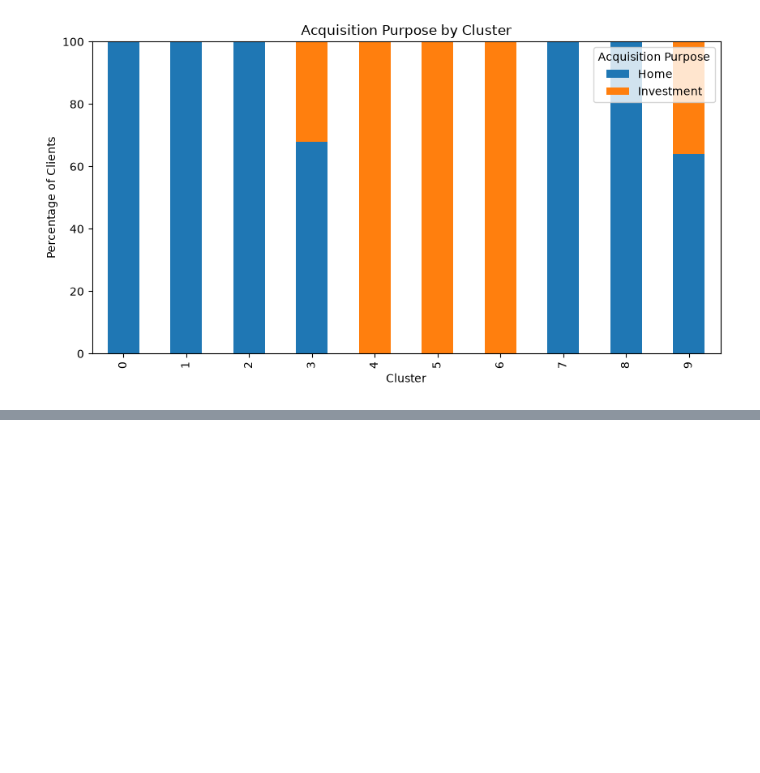
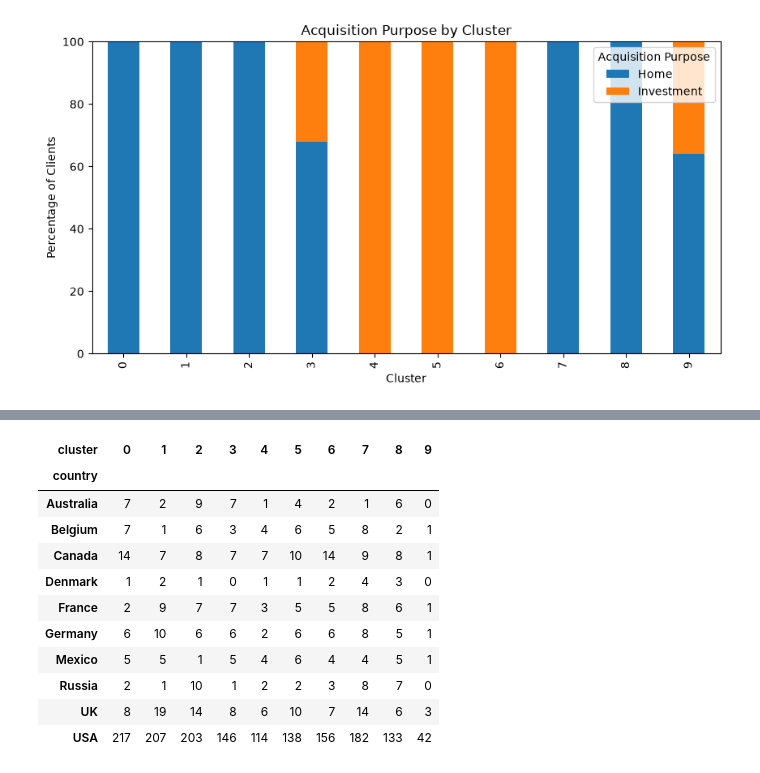
Before and after one commit to Dvnsh-coder/real-estate-ml-project, a Jupyter notebook: notebook/03_Data_Integration_Feature_Engineering.ipynb, the cells around one changed output, grey strips where cells are left out. Saved outputs shown, nothing was run; the diff lists cells and outputs as text; code cells hidden in the pictures; blank space fills up the shorter version.

```diff
--- a/notebook/03_Data_Integration_Feature_Engineering.ipynb
+++ b/notebook/03_Data_Integration_Feature_Engineering.ipynb
@@ -2079,0 +2113,20 @@ plt.show()
+# %%
+country_cluster = pd.crosstab(
+    final_clustered_df['country'],
+    final_clustered_df['cluster']
+)
+
+country_cluster
+# %% [output]
+| cluster | 0 | 1 | 2 | 3 | 4 | 5 | 6 | 7 | 8 | 9 |
+| country |  |  |  |  |  |  |  |  |  |  |
+| Australia | 7 | 2 | 9 | 7 | 1 | 4 | 2 | 1 | 6 | 0 |
+| Belgium | 7 | 1 | 6 | 3 | 4 | 6 | 5 | 8 | 2 | 1 |
+| Canada | 14 | 7 | 8 | 7 | 7 | 10 | 14 | 9 | 8 | 1 |
+| Denmark | 1 | 2 | 1 | 0 | 1 | 1 | 2 | 4 | 3 | 0 |
+| France | 2 | 9 | 7 | 7 | 3 | 5 | 5 | 8 | 6 | 1 |
+| Germany | 6 | 10 | 6 | 6 | 2 | 6 | 6 | 8 | 5 | 1 |
+| Mexico | 5 | 5 | 1 | 5 | 4 | 6 | 4 | 4 | 5 | 1 |
+| Russia | 2 | 1 | 10 | 1 | 2 | 2 | 3 | 8 | 7 | 0 |
+| UK | 8 | 19 | 14 | 8 | 6 | 10 | 7 | 14 | 6 | 3 |
+| USA | 217 | 207 | 203 | 146 | 114 | 138 | 156 | 182 | 133 | 42 |
```
Also changed, not shown: parts of 22 cells of this notebook.
